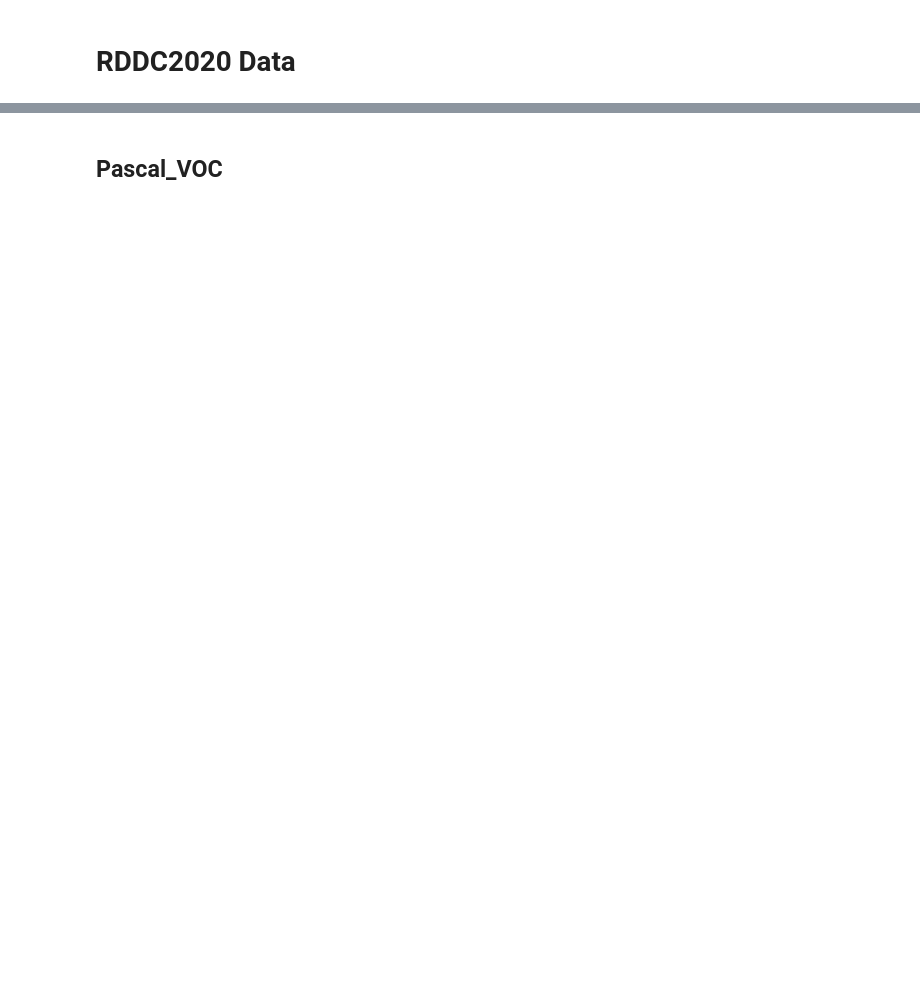
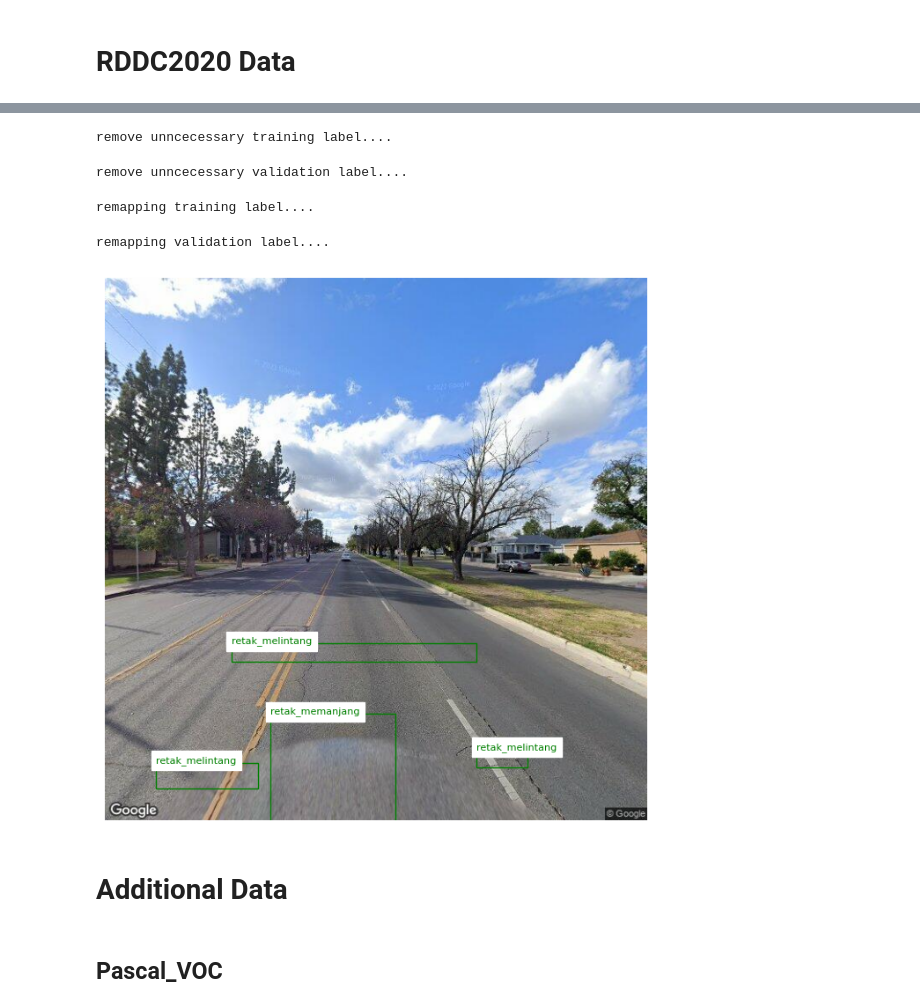
Before and after one commit to amrirasyidi/comp_pupr_rddc2023, a Jupyter notebook: notebooks/convert_data_format.ipynb, the cells around one changed output, grey strips where cells are left out. Saved outputs shown, nothing was run; the diff lists cells and outputs as text; code cells hidden in the pictures; blank space fills up the shorter version.

Commit message:
finished rddc data pipeline, create utils.py

```diff
--- a/notebooks/convert_data_format.ipynb
+++ b/notebooks/convert_data_format.ipynb
@@ -20,6 +43,2 @@ data_dir = root_dir / "data"
 # %% [markdown]
 # RDDC2020 Data
-# %%
-country = "Japan"
-annotation_source = data_dir/Path(rf"{country}\train\annotations\xmls")
-image_dir = data_dir / country / "train" / "images"
@@ -95,0 +63,6 @@ valid_xml_list = [item for item in xml_list if item not in train_xml_list]
+# %%
+excluded_country = ["Norway", "China", "Czech"]
+subfolders = glob.glob(str(raw_data_dir/"sekilab*"))
+
+used_subfolders = [folder for folder in subfolders if all(exclude not in folder for exclude in excluded_country)]
+used_subfolders
@@ -96,2 +147,72 @@ valid_xml_list = [item for item in xml_list if item not in train_xml_list]
+# %%
+print("remove unncecessary training label....")
+for txt in tqdm(glob.glob(str(pascal_train_annotation_result / "labels" / "*.txt"))):
+    utils.remove_ann_classes(txt, excluded_classes)
+
+    # delete txt files with no annotation
+    if not os.path.getsize(txt):
+        os.remove(txt)
+
+print("remove unncecessary validation label....")
+for txt in tqdm(glob.glob(str(pascal_valid_annotation_result / "labels" / "*.txt"))):
+    utils.remove_ann_classes(txt, excluded_classes)
+
+    # delete txt files with no annotation
+    if not os.path.getsize(txt):
+        os.remove(txt)
+# %% [output]
+remove unncecessary training label....
+remove unncecessary validation label....
+# %%
+print("remapping training label....")
+for txt in tqdm(glob.glob(str(pascal_train_annotation_result / "labels" / "*.txt"))):
+    utils.class_remap(txt, class_simplify)
+
+print("remapping validation label....")
+for txt in tqdm(glob.glob(str(pascal_valid_annotation_result / "labels" / "*.txt"))):
+    utils.class_remap(txt, class_simplify)
+# %% [output]
+remapping training label....
+remapping validation label....
+# %%
+label_naming = {
+    0: "retak_memanjang",
+    1: "retak_melintang",
+    2: "retak_buaya",
+    3: "pothole"
+}
+# %%
+new_label_list = glob.glob(str(processed_data_dir / "train/labels" / "*.txt"))
+temp_label = random.sample(new_label_list, 1)[0]
+temp_label_name = temp_label.split("\\")[-1].split(".")[0]
+temp_image = Path(temp_label).parent.parent / "images" / (temp_label_name+".jpg")
+
+image = cv2.imread(str(temp_image))
+
+annotation_data = []
+with open(temp_label, 'r') as label_file:
+    for line in label_file:
+        parts = line.strip().split()
+        label, x, y, width, height = map(float, parts)
+        annotation_data.append((label, x, y, width, height))
+
+# Set the figure size
+plt.figure(figsize=(10, 8))  # Adjust the width and height as needed
+
+plt.imshow(cv2.cvtColor(image, cv2.COLOR_BGR2RGB))
+
+for label, x, y, width, height in annotation_data:
+    x1, y1 = int(x * image.shape[1]), int(y * image.shape[0])
+    rect_width, rect_height = int(width * image.shape[1]), int(height * image.shape[0])
+    rect = Rectangle((x1, y1), rect_width, rect_height, linewidth=1, edgecolor='g', facecolor='none')
+    plt.gca().add_patch(rect)
+    plt.text(x1, y1, label_naming[int(label)], fontsize=8, color='g', backgroundcolor='w')
+
+plt.axis('off')
+plt.show()
+# %% [output]
+[figure, added]
+# %% [markdown]
+# Additional Data
 # %% [markdown]
 ## Pascal_VOC
```
Also changed, not shown: parts of 34 cells of this notebook, 1 other file.
